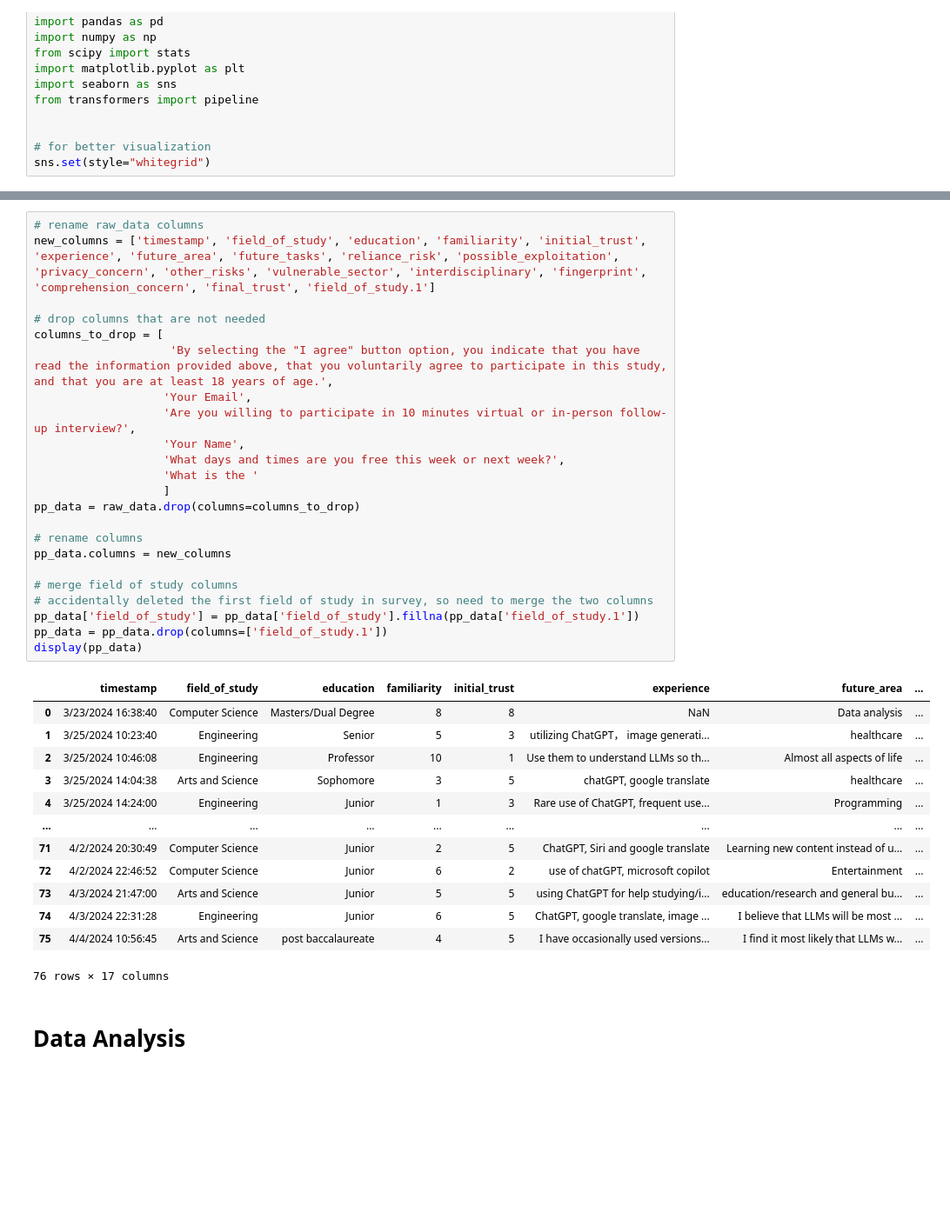
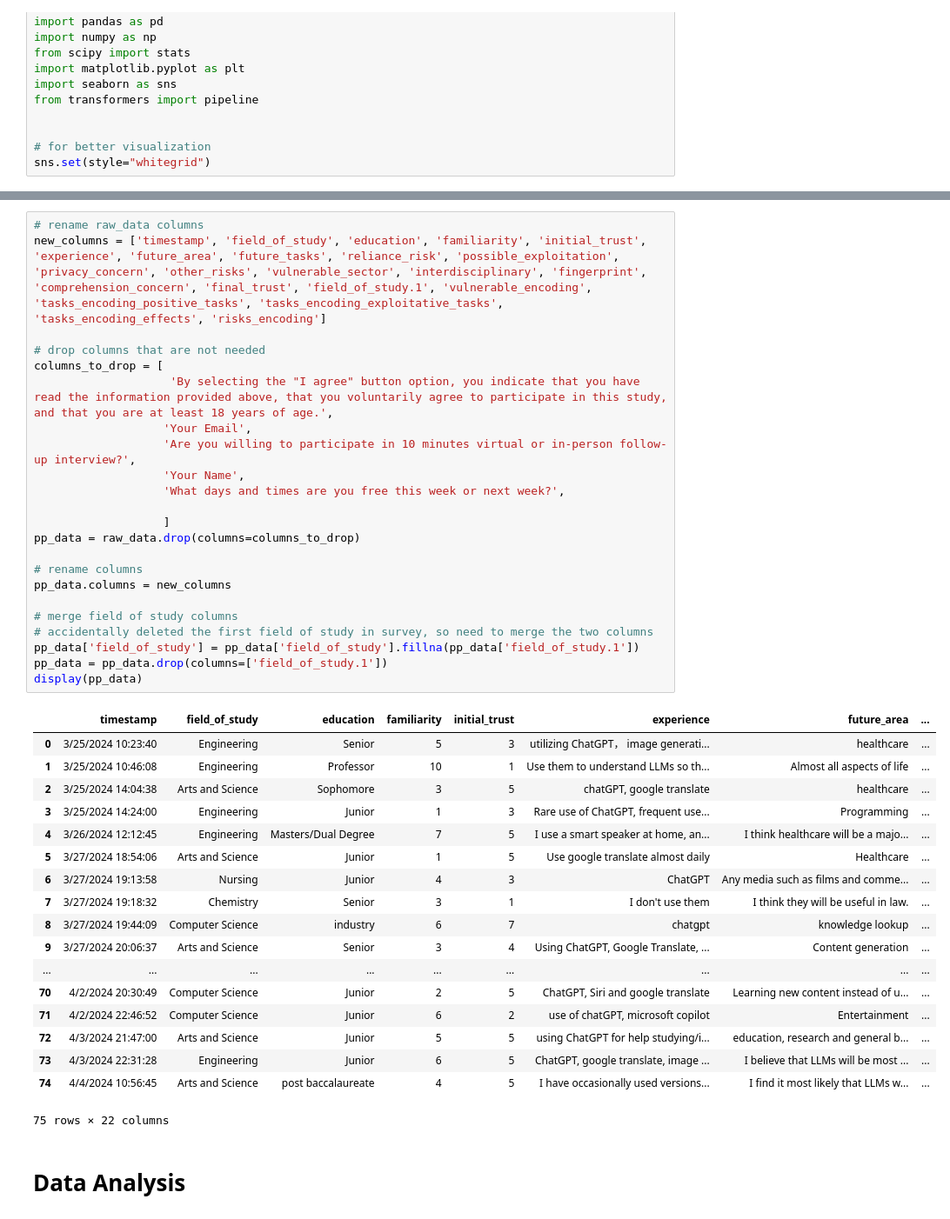
Before and after one commit to bendjko/CSE-527S-Final-Project, a Jupyter notebook: ben_testing.ipynb, the cells around one changed output, grey strips where cells are left out. Shown: that part at 87% size. Saved outputs shown, nothing was run; the diff lists cells and outputs as text; blank space fills up the shorter version.

```diff
--- a/ben_testing.ipynb
+++ b/ben_testing.ipynb
@@ -27,40 +27,45 @@ display(raw_data.head())
 # %%
 # rename raw_data columns
-new_columns = ['timestamp', 'field_of_study', 'education', 'familiarity', 'initial_trust', 'experience', 'future_area', 'future_tasks', 'reliance_risk', 'possible_exploitation', 'privacy_concern', 'other_risks', 'vulnerable_sector', 'interdisciplinary', 'fingerprint', 'comprehension_concern', 'final_trust', 'field_of_study.1']
+new_columns = ['timestamp', 'field_of_study', 'education', 'familiarity', 'initial_trust', 'experience', 'future_area', 'future_tasks', 'reliance_risk', 'possible_exploitation', 'privacy_concern', 'other_risks', 'vulnerable_sector', 'interdisciplinary', 'fingerprint', 'comprehension_concern', 'final_trust', 'field_of_study.1', 'vulnerable_encoding', 'tasks_encoding_positive_tasks', 'tasks_encoding_exploitative_tasks', 'tasks_encoding_effects', 'risks_encoding']
 
 # drop columns that are not needed
 columns_to_drop = [
                     'By selecting the "I agree" button option, you indicate that you have read the information provided above, that you voluntarily agree to participate in this study, and that you are at least 18 years of age.',
                    'Your Email',
                    'Are you willing to participate in 10 minutes virtual or in-person follow-up interview?',
                    'Your Name',
                    'What days and times are you free this week or next week?',
-                   'What is the '
+
                    ]
 pp_data = raw_data.drop(columns=columns_to_drop)
 
 # rename columns
 pp_data.columns = new_columns
 
 # merge field of study columns
 # accidentally deleted the first field of study in survey, so need to merge the two columns
 pp_data['field_of_study'] = pp_data['field_of_study'].fillna(pp_data['field_of_study.1'])
 pp_data = pp_data.drop(columns=['field_of_study.1'])
 display(pp_data)
 # %% [output]
 |  | timestamp | field_of_study | education | familiarity | initial_trust | experience | future_area | ... |
-| 0 | 3/23/2024 16:38:40 | Computer Science | Masters/Dual Degree | 8 | 8 | NaN | Data analysis | ... |
-| 1 | 3/25/2024 10:23:40 | Engineering | Senior | 5 | 3 | utilizing ChatGPT， image generati... | healthcare | ... |
-| 2 | 3/25/2024 10:46:08 | Engineering | Professor | 10 | 1 | Use them to understand LLMs so th... | Almost all aspects of life | ... |
-| 3 | 3/25/2024 14:04:38 | Arts and Science | Sophomore | 3 | 5 | chatGPT, google translate | healthcare | ... |
-| 4 | 3/25/2024 14:24:00 | Engineering | Junior | 1 | 3 | Rare use of ChatGPT, frequent use... | Programming | ... |
+| 0 | 3/25/2024 10:23:40 | Engineering | Senior | 5 | 3 | utilizing ChatGPT， image generati... | healthcare | ... |
+| 1 | 3/25/2024 10:46:08 | Engineering | Professor | 10 | 1 | Use them to understand LLMs so th... | Almost all aspects of life | ... |
+| 2 | 3/25/2024 14:04:38 | Arts and Science | Sophomore | 3 | 5 | chatGPT, google translate | healthcare | ... |
+| 3 | 3/25/2024 14:24:00 | Engineering | Junior | 1 | 3 | Rare use of ChatGPT, frequent use... | Programming | ... |
+| 4 | 3/26/2024 12:12:45 | Engineering | Masters/Dual Degree | 7 | 5 | I use a smart speaker at home, an... | I think healthcare will be a majo... | ... |
+| 5 | 3/27/2024 18:54:06 | Arts and Science | Junior | 1 | 5 | Use google translate almost daily | Healthcare | ... |
+| 6 | 3/27/2024 19:13:58 | Nursing | Junior | 4 | 3 | ChatGPT | Any media such as films and comme... | ... |
+| 7 | 3/27/2024 19:18:32 | Chemistry | Senior | 3 | 1 | I don't use them | I think they will be useful in law. | ... |
+| 8 | 3/27/2024 19:44:09 | Computer Science | industry | 6 | 7 | chatgpt | knowledge lookup | ... |
+| 9 | 3/27/2024 20:06:37 | Arts and Science | Senior | 3 | 4 | Using ChatGPT, Google Translate, ... | Content generation | ... |
 | ... | ... | ... | ... | ... | ... | ... | ... | ... |
-| 71 | 4/2/2024 20:30:49 | Computer Science | Junior | 2 | 5 | ChatGPT, Siri and google translate | Learning new content instead of u... | ... |
-| 72 | 4/2/2024 22:46:52 | Computer Science | Junior | 6 | 2 | use of chatGPT, microsoft copilot | Entertainment | ... |
-| 73 | 4/3/2024 21:47:00 | Arts and Science | Junior | 5 | 5 | using ChatGPT for help studying/i... | education/research and general bu... | ... |
-| 74 | 4/3/2024 22:31:28 | Engineering | Junior | 6 | 5 | ChatGPT, google translate, image ... | I believe that LLMs will be most ... | ... |
-| 75 | 4/4/2024 10:56:45 | Arts and Science | post baccalaureate | 4 | 5 | I have occasionally used versions... | I find it most likely that LLMs w... | ... |
+| 70 | 4/2/2024 20:30:49 | Computer Science | Junior | 2 | 5 | ChatGPT, Siri and google translate | Learning new content instead of u... | ... |
+| 71 | 4/2/2024 22:46:52 | Computer Science | Junior | 6 | 2 | use of chatGPT, microsoft copilot | Entertainment | ... |
+| 72 | 4/3/2024 21:47:00 | Arts and Science | Junior | 5 | 5 | using ChatGPT for help studying/i... | education, research and general b... | ... |
+| 73 | 4/3/2024 22:31:28 | Engineering | Junior | 6 | 5 | ChatGPT, google translate, image ... | I believe that LLMs will be most ... | ... |
+| 74 | 4/4/2024 10:56:45 | Arts and Science | post baccalaureate | 4 | 5 | I have occasionally used versions... | I find it most likely that LLMs w... | ... |
-76 rows × 17 columns
+75 rows × 22 columns
 # %% [markdown]
 # Data Analysis
 # %%
```
Also changed, not shown: parts of 10 cells of this notebook.
